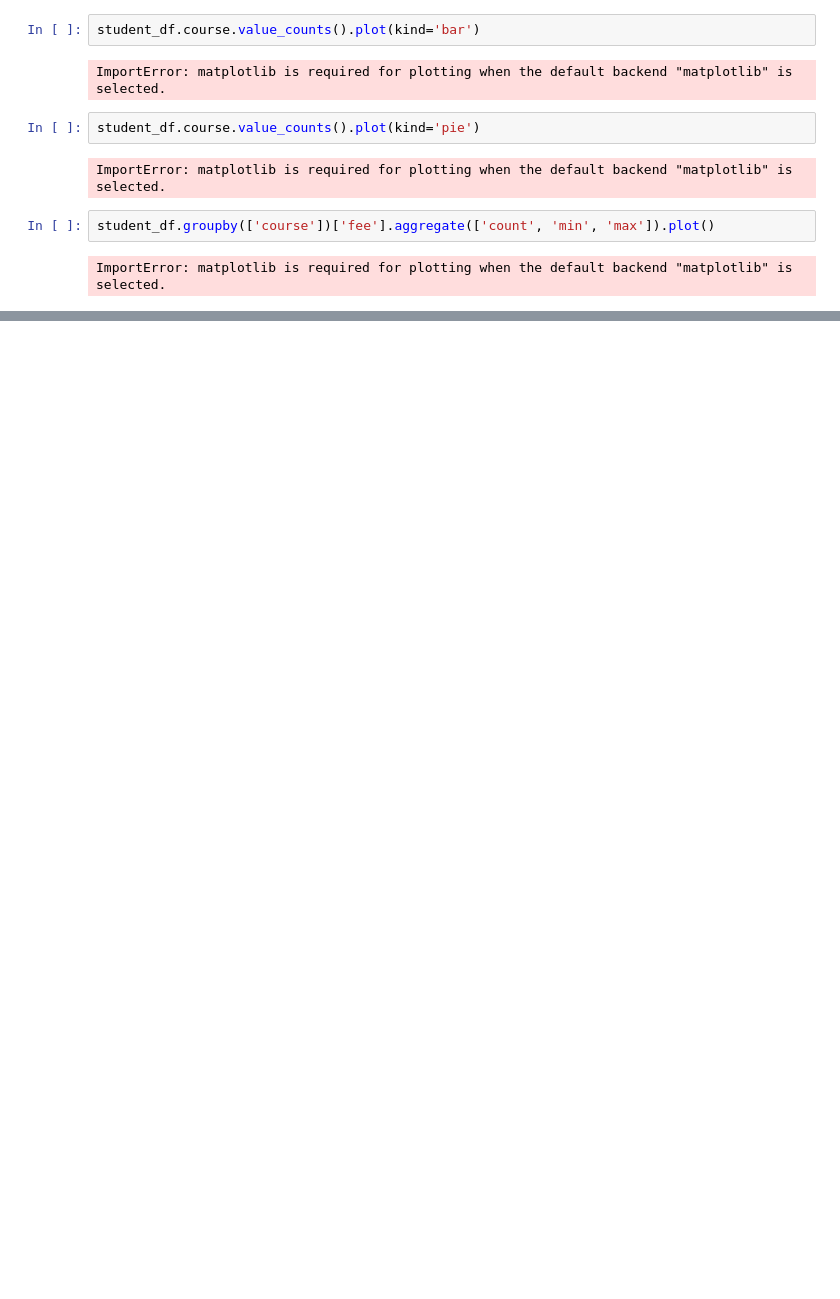
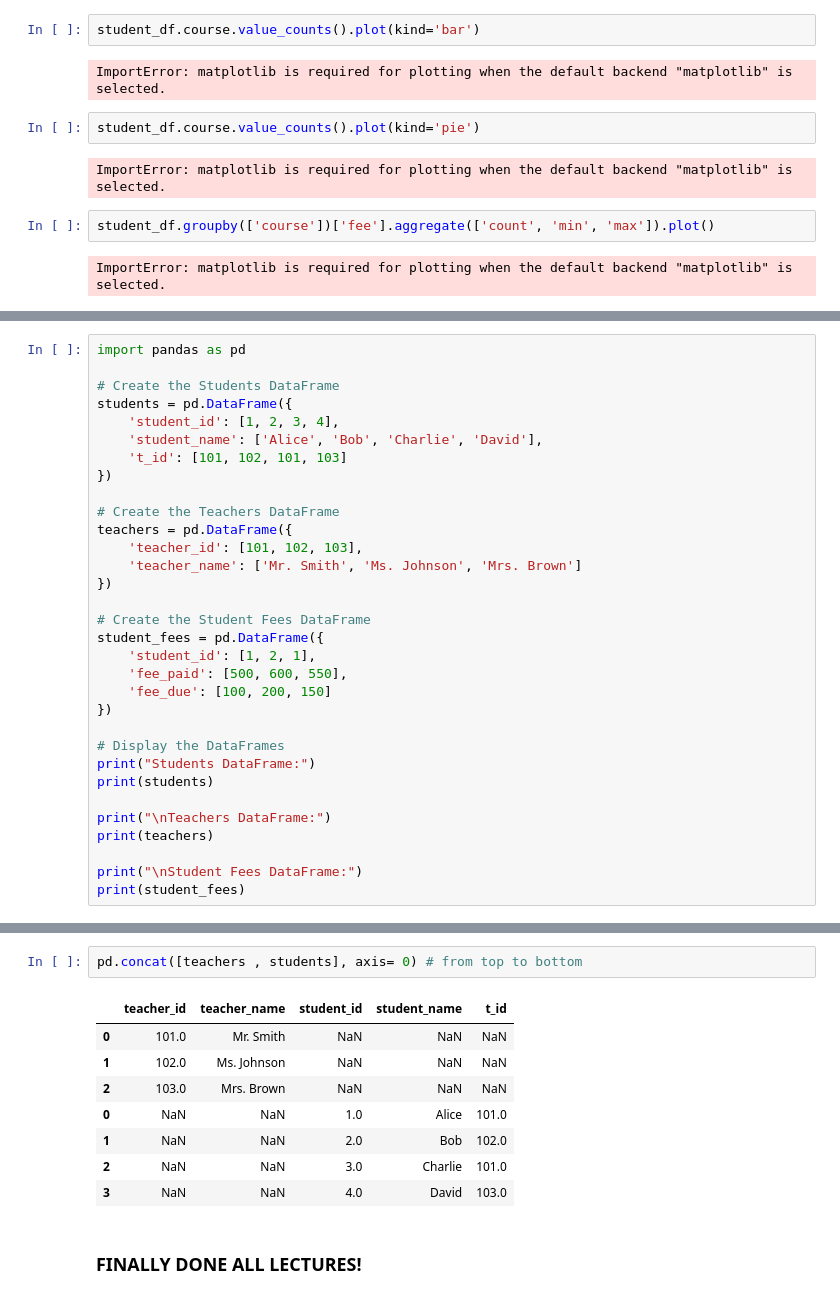
Before and after one commit to Fatima-naeem66744/batch-62, a Jupyter notebook: learn_python/python-lectures/class19.ipynb, the cells around one changed output, grey strips where cells are left out. Cells and saved outputs as stored; diff of their text form; blank space fills up the shorter version.

```diff
--- a/learn_python/python-lectures/class19.ipynb
+++ b/learn_python/python-lectures/class19.ipynb
@@ -683,0 +842,32 @@ ImportError: matplotlib is required for plotting when the default backend "matpl
+# %%
+import pandas as pd
+
+# Create the Students DataFrame
+students = pd.DataFrame({
+    'student_id': [1, 2, 3, 4],
+    'student_name': ['Alice', 'Bob', 'Charlie', 'David'],
+    't_id': [101, 102, 101, 103]
+})
+
+# Create the Teachers DataFrame
+teachers = pd.DataFrame({
+    'teacher_id': [101, 102, 103],
+    'teacher_name': ['Mr. Smith', 'Ms. Johnson', 'Mrs. Brown']
+})
+
+# Create the Student Fees DataFrame
+student_fees = pd.DataFrame({
+    'student_id': [1, 2, 1],
+    'fee_paid': [500, 600, 550],
+    'fee_due': [100, 200, 150]
+})
+
+# Display the DataFrames
+print("Students DataFrame:")
+print(students)
+
+print("\nTeachers DataFrame:")
+print(teachers)
+
+print("\nStudent Fees DataFrame:")
+print(student_fees)
@@ -683,0 +927,13 @@ ImportError: matplotlib is required for plotting when the default backend "matpl
+# %%
+pd.concat([teachers , students], axis= 0) # from top to bottom
+# %% [output]
+|  | teacher_id | teacher_name | student_id | student_name | t_id |
+| 0 | 101.0 | Mr. Smith | NaN | NaN | NaN |
+| 1 | 102.0 | Ms. Johnson | NaN | NaN | NaN |
+| 2 | 103.0 | Mrs. Brown | NaN | NaN | NaN |
+| 0 | NaN | NaN | 1.0 | Alice | 101.0 |
+| 1 | NaN | NaN | 2.0 | Bob | 102.0 |
+| 2 | NaN | NaN | 3.0 | Charlie | 101.0 |
+| 3 | NaN | NaN | 4.0 | David | 103.0 |
+# %% [markdown]
+### FINALLY DONE ALL LECTURES!
```
Also changed, not shown: parts of 27 cells of this notebook, 17 other files.
